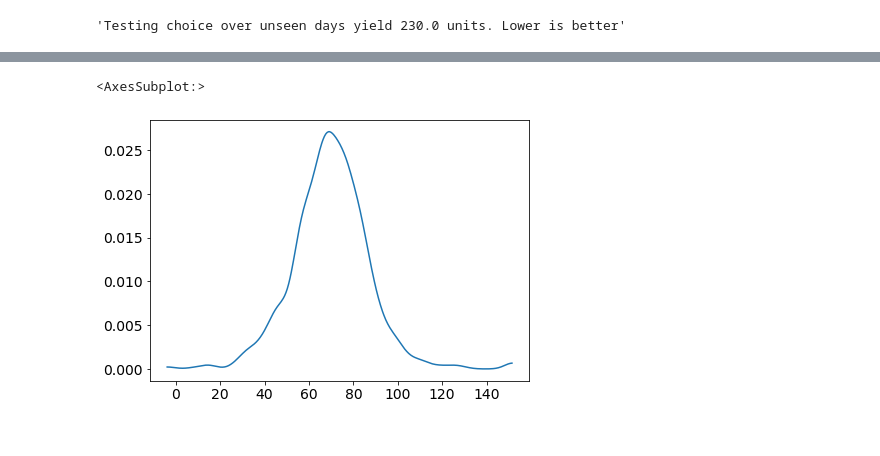
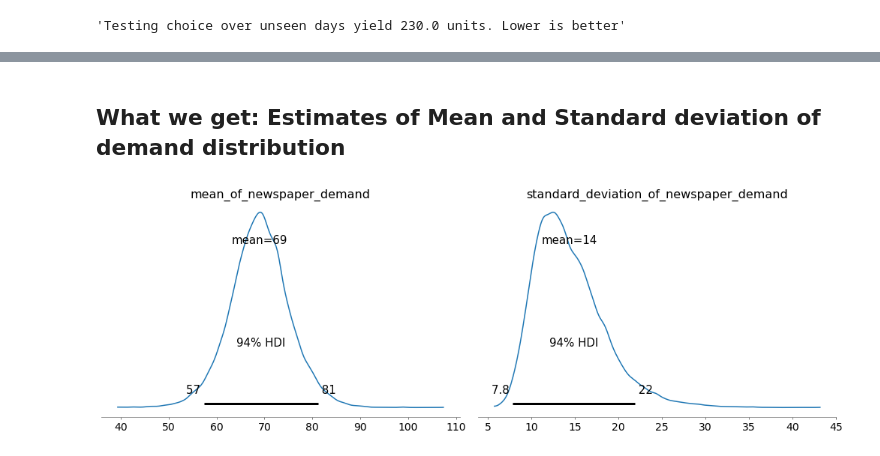
Before and after one commit to canyon289/PyDataGlobal_2020, a Jupyter notebook: PyDataGlobal_Ravin.ipynb, the cells around one changed output, grey strips where cells are left out. Cells and saved outputs as stored; diff of their text form; code cells hidden in the pictures.

```diff
--- a/PyDataGlobal_Ravin.ipynb
+++ b/PyDataGlobal_Ravin.ipynb
@@ -343,11 +371,10 @@ v
 import pymc3 as pm
 
 with pm.Model() as newsvendor:
-    sd = pm.HalfStudentT("sd", sigma=10, nu=20)
-    mu = pm.Normal("mu", demand_seen.mean(), 20)
-    sales = pm.Normal("sales", mu=mu, sd=sd, observed = demand_seen)
+    sd = pm.HalfStudentT("standard_deviation_of_newspaper_demand", sigma=10, nu=20)
+    mu = pm.Normal("mean_of_newspaper_demand", demand_seen.mean(), 20)
+    sales = pm.Normal("demand", mu=mu, sd=sd, observed = demand_seen)
 
-    trace = pm.sample(tune=5000, chains=2)
+    trace = pm.sample(tune=5000, draws=10000, chains=2)
     posterior_predictive = pm.sample_posterior_predictive(trace, progressbar=False)
-    bayesian_demand_estimate = np.random.choice(posterior_predictive["sales"].flatten(), size=1000)
 # %% [output]
@@ -362,6 +387,6 @@ The acceptance probability does not match the target. It is 0.7109046819125558,
-# %%
-import arviz as az
-az.plot_dist(bayesian_demand_estimate)
-# %% [output]
-<AxesSubplot:>
-[figure, removed]
+# %% [markdown]
+## What we get: Estimates of Mean and Standard deviation of demand distribution
+# %%
+az.plot_posterior(trace);
+# %% [output]
+[figure, added]
```
Also changed, not shown: parts of 27 cells of this notebook, 3 other files.
